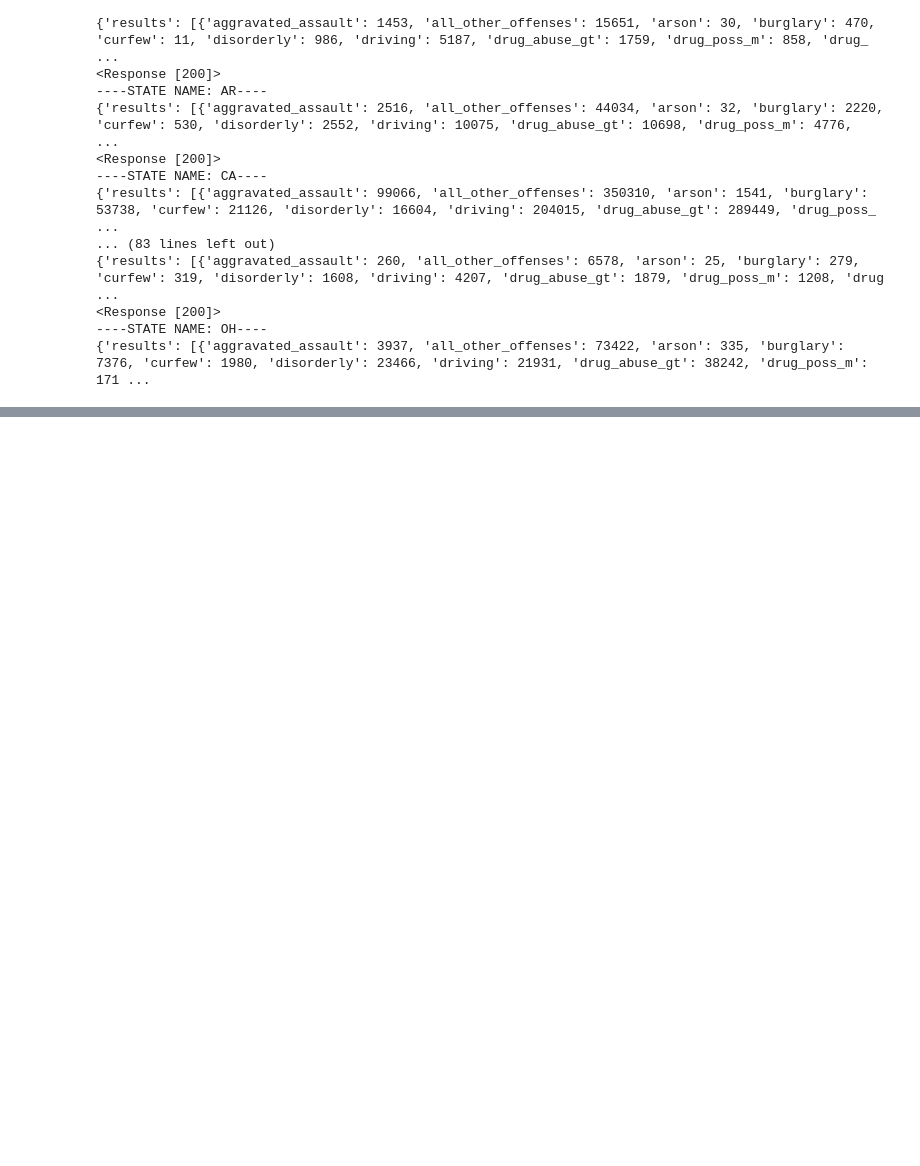
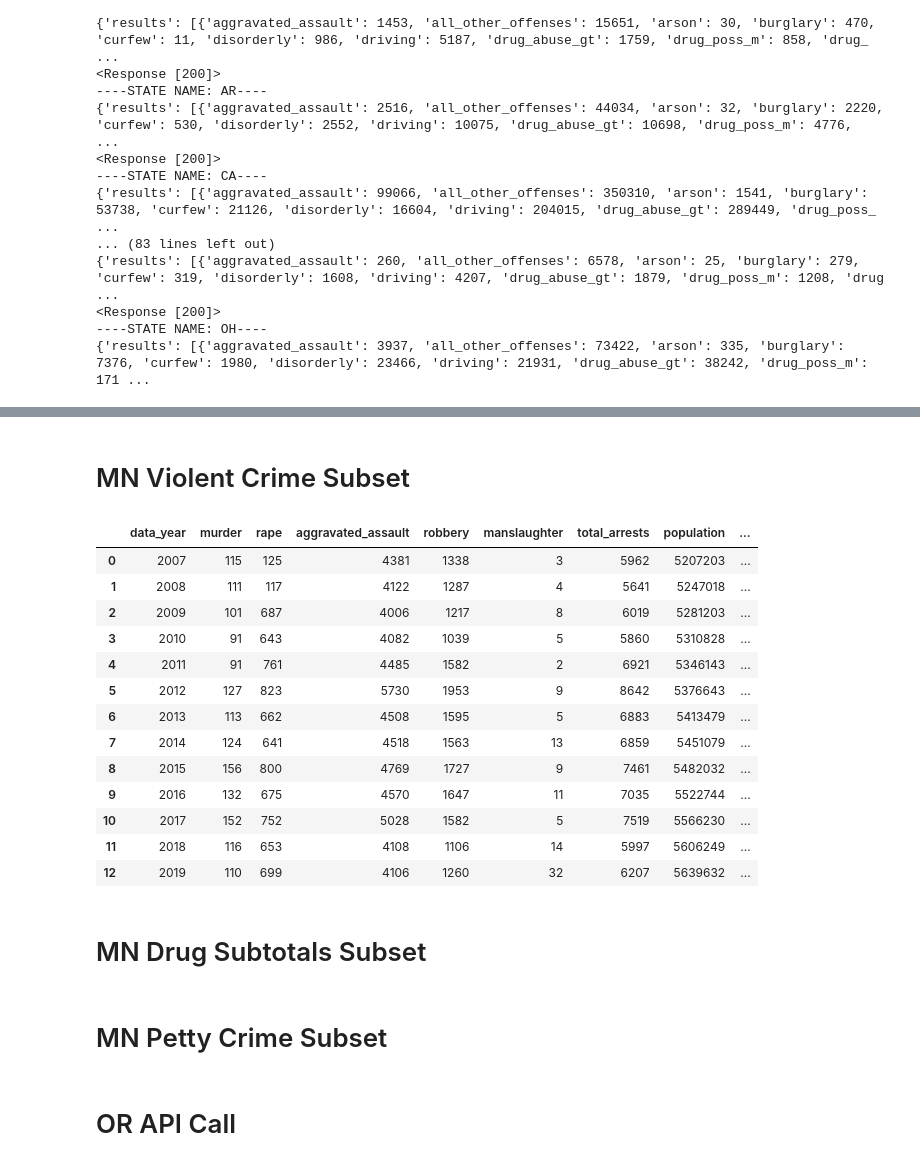
Before and after one commit to julieheadlee/bootcamp_quad, a Jupyter notebook: US_Arrest_Statistics_07-20.ipynb, the cells around one changed output, grey strips where cells are left out. Drawn from its saved outputs; the diff is of its cells as text; code cells hidden in the pictures; blank space fills up the shorter version.

```diff
--- a/US_Arrest_Statistics_19-20.ipynb
+++ b/US_Arrest_Statistics_07-20.ipynb
@@ -4,3 +4,11 @@ import requests
 import random as random
 from pprint import pprint
 from config import fapi_key
+import pandas as pd
+us_pop = pd.read_csv('nat_pop_data.csv')
+minnesota1 = pd.read_csv('mn_pop_data.csv')
+oregon1 = pd.read_csv('or_pop_data.csv')
+# %%
+usa_pop = us_pop['United States'].tolist()
+mn_pop = minnesota1['Minnesota'].tolist()
+or_pop = oregon1['Oregon'].tolist()
@@ -41,0 +54,13 @@ for state in states:
+# %%
+minnesota = ['MN']
+
+for state in minnesota:
+    target_url = 'https://api.usa.gov/crime/fbi/sapi/api/data/arrest/states/offense/' + state + '/all/2007/2019?API_KEY=' + fapi_key
+    response = requests.get(target_url)
+    print(response)
+    response_json = response.json()
+    states_readable = json.dumps(response_json)
+    print(f'----STATE NAME: {state}----')
+    print(response_json)
+
+response_json['results'][0]
@@ -41,0 +90,11 @@ for state in states:
+# %%
+import pandas as pd
+df_list = []
+
+for i in range(13):
+    temp_df = pd.DataFrame(response_json['results'][i], index=[0])
+    df_list.append(temp_df)
+
+mn_data = pd.concat(df_list)
+mn_data['population'] = mn_pop
+mn_data
@@ -41,0 +117,29 @@ for state in states:
+# %% [markdown]
+# MN Violent Crime Subset
+# %%
+mn_violent_crime = mn_data[['murder', 'rape', 'aggravated_assault', 'robbery', 'manslaughter', 'data_year']]
+mn_violent_crime = mn_violent_crime.set_index('data_year')
+mn_violent_crime['total_arrests'] = mn_violent_crime.sum(axis=1)
+mn_violent_crime['population'] = mn_pop
+mn_violent_crime['arrest_rate'] = (mn_violent_crime['total_arrests'] / mn_violent_crime['population']) * 100000
+mn_violent_crime.reset_index(drop=False, inplace=True)
+mn_violent_crime
+mn_violent_crime.to_csv('mn_violent_crime.csv')
+mn_violent_crime
+# %% [output]
+|  | data_year | murder | rape | aggravated_assault | robbery | manslaughter | total_arrests | population | ... |
+| 0 | 2007 | 115 | 125 | 4381 | 1338 | 3 | 5962 | 5207203 | ... |
+| 1 | 2008 | 111 | 117 | 4122 | 1287 | 4 | 5641 | 5247018 | ... |
+| 2 | 2009 | 101 | 687 | 4006 | 1217 | 8 | 6019 | 5281203 | ... |
+| 3 | 2010 | 91 | 643 | 4082 | 1039 | 5 | 5860 | 5310828 | ... |
+| 4 | 2011 | 91 | 761 | 4485 | 1582 | 2 | 6921 | 5346143 | ... |
+| 5 | 2012 | 127 | 823 | 5730 | 1953 | 9 | 8642 | 5376643 | ... |
+| 6 | 2013 | 113 | 662 | 4508 | 1595 | 5 | 6883 | 5413479 | ... |
+| 7 | 2014 | 124 | 641 | 4518 | 1563 | 13 | 6859 | 5451079 | ... |
+| 8 | 2015 | 156 | 800 | 4769 | 1727 | 9 | 7461 | 5482032 | ... |
+| 9 | 2016 | 132 | 675 | 4570 | 1647 | 11 | 7035 | 5522744 | ... |
+| 10 | 2017 | 152 | 752 | 5028 | 1582 | 5 | 7519 | 5566230 | ... |
+| 11 | 2018 | 116 | 653 | 4108 | 1106 | 14 | 5997 | 5606249 | ... |
+| 12 | 2019 | 110 | 699 | 4106 | 1260 | 32 | 6207 | 5639632 | ... |
+# %% [markdown]
+# MN Drug Subtotals Subset
@@ -41,0 +156,2 @@ for state in states:
+# %% [markdown]
+# MN Petty Crime Subset
@@ -41,0 +166,2 @@ for state in states:
+# %% [markdown]
+# OR API Call
```
Also changed, not shown: parts of 26 cells of this notebook, 31 other files.
